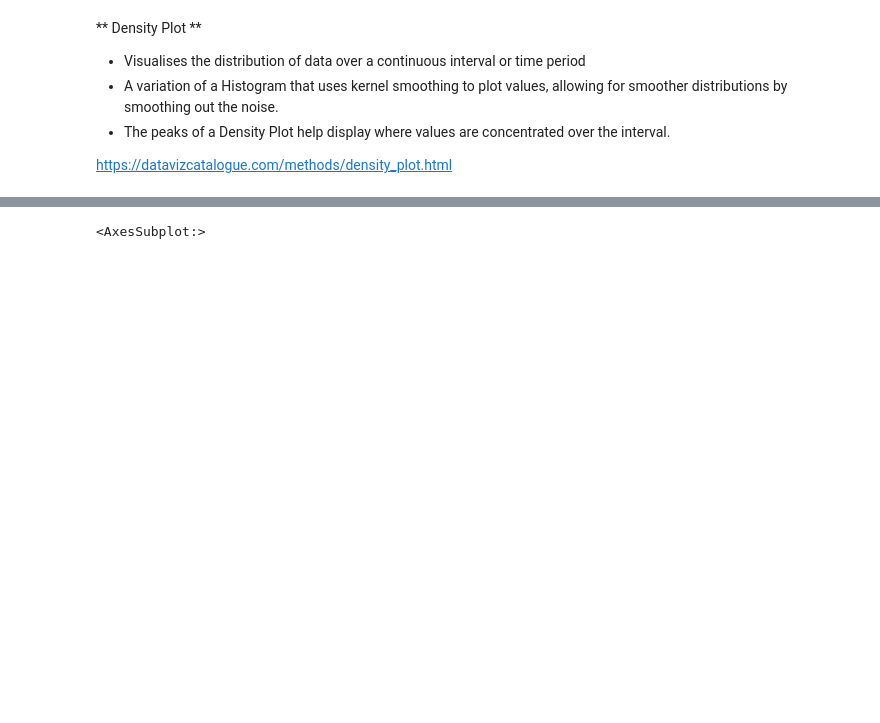
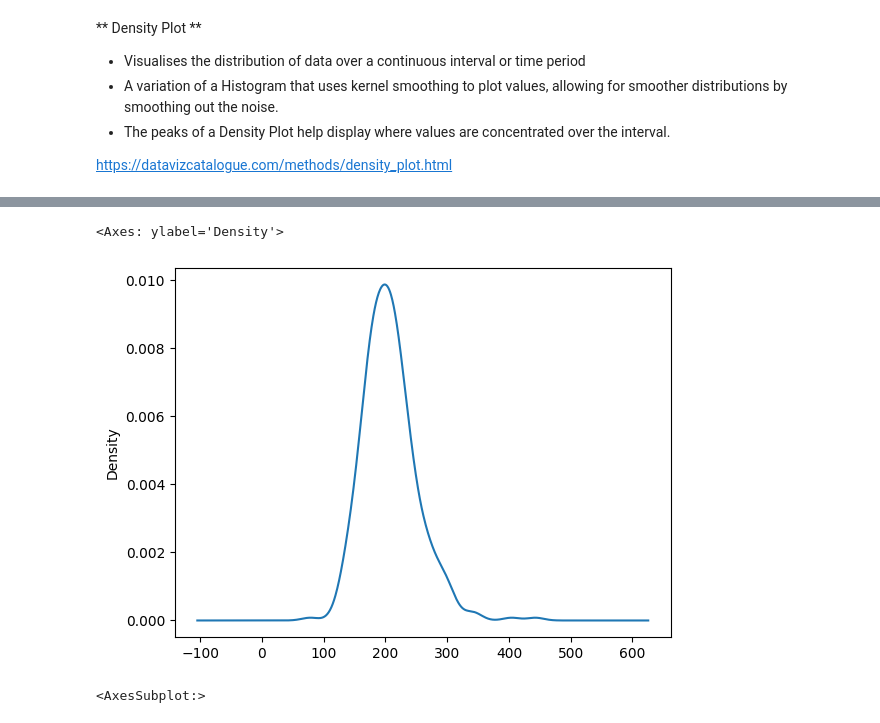
Before and after one commit to HealyStudents/DNID, a Jupyter notebook: Unit_01/Visualizations_Overview/Visualization.ipynb, the cells around one changed output, grey strips where cells are left out. Drawn from its saved outputs; the diff is of its cells as text; code cells hidden in the pictures; blank space fills up the shorter version.

```diff
--- a/Unit_01/Visualizations_Overview/Visualization.ipynb
+++ b/Unit_01/Visualizations_Overview/Visualization.ipynb
@@ -46,3 +46,8 @@ df["hdl"].plot.density()
+# %%
+df["chol"].plot.density()
+# %% [output]
+<Axes: ylabel='Density'>
+[figure, added]
 # %%
 df["chol"].hist(bins=50)
 # %% [output]
```
Also changed, not shown: parts of 1 cell of this notebook, 3 other files.
